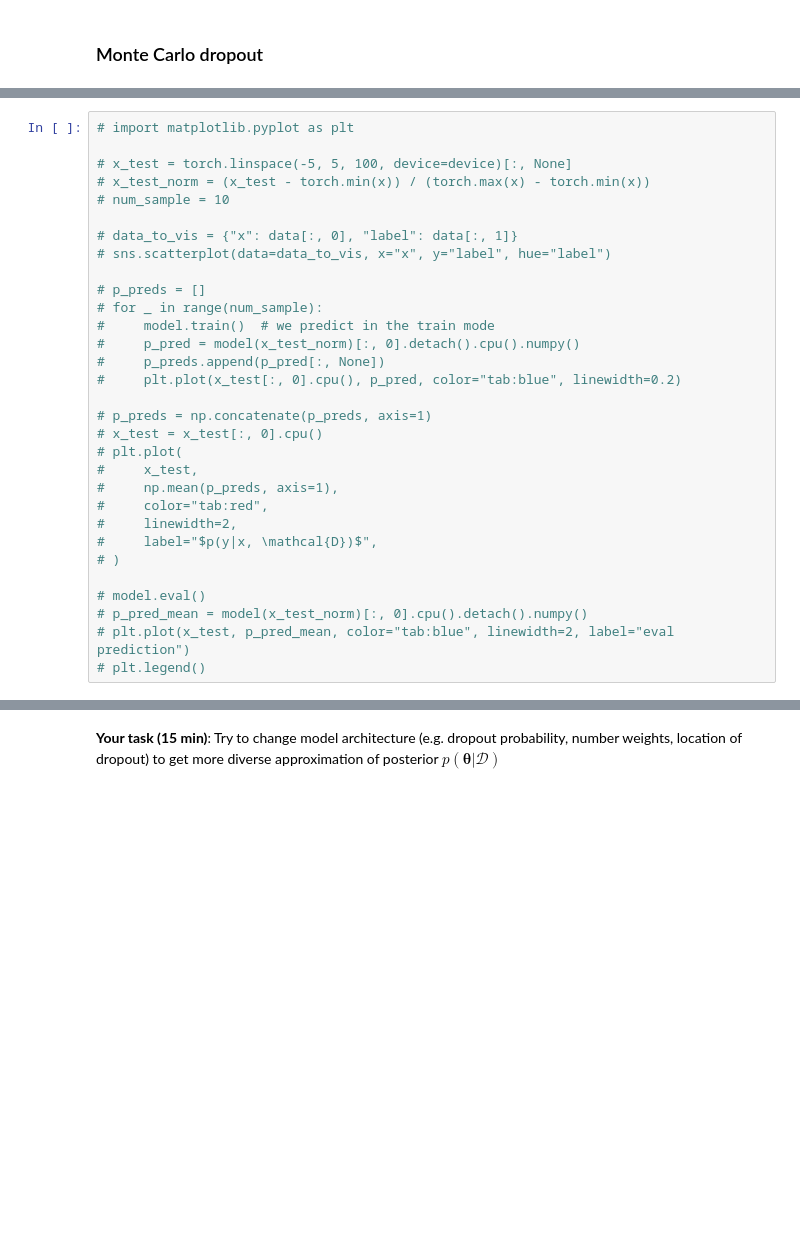
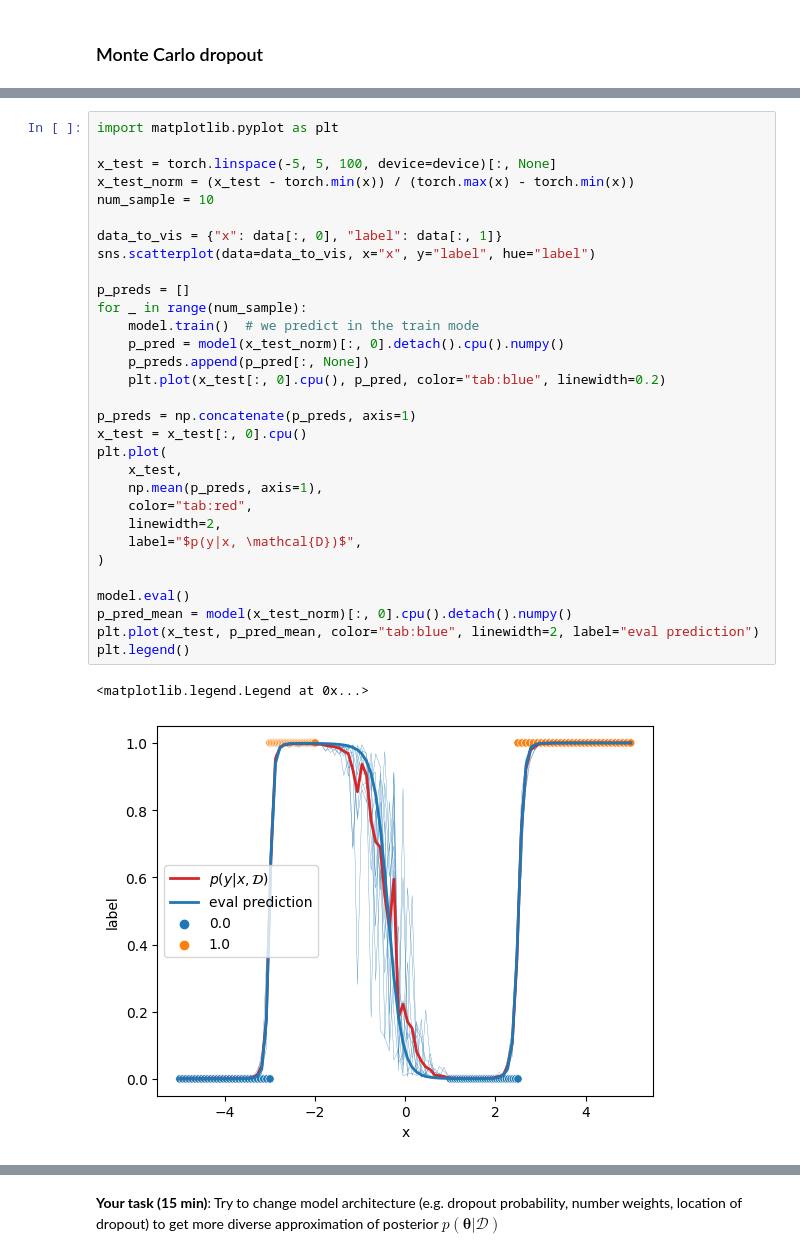
Before and after one commit to Leonid-Erlygin/seminars, a Jupyter notebook: spring_2025/seminar_ue_en.ipynb, the cells around one changed output, grey strips where cells are left out. Drawn from its saved outputs; the diff is of its cells as text; blank space fills up the shorter version.

```diff
--- a/spring_2025/seminar_ue_en.ipynb
+++ b/spring_2025/seminar_ue_en.ipynb
@@ -139,32 +151,35 @@ $$
 # %%
-# import matplotlib.pyplot as plt
+import matplotlib.pyplot as plt
 
-# x_test = torch.linspace(-5, 5, 100, device=device)[:, None]
-# x_test_norm = (x_test - torch.min(x)) / (torch.max(x) - torch.min(x))
-# num_sample = 10
+x_test = torch.linspace(-5, 5, 100, device=device)[:, None]
+x_test_norm = (x_test - torch.min(x)) / (torch.max(x) - torch.min(x))
+num_sample = 10
 
-# data_to_vis = {"x": data[:, 0], "label": data[:, 1]}
-# sns.scatterplot(data=data_to_vis, x="x", y="label", hue="label")
+data_to_vis = {"x": data[:, 0], "label": data[:, 1]}
+sns.scatterplot(data=data_to_vis, x="x", y="label", hue="label")
 
-# p_preds = []
-# for _ in range(num_sample):
-#     model.train()  # we predict in the train mode
-#     p_pred = model(x_test_norm)[:, 0].detach().cpu().numpy()
-#     p_preds.append(p_pred[:, None])
-#     plt.plot(x_test[:, 0].cpu(), p_pred, color="tab:blue", linewidth=0.2)
+p_preds = []
+for _ in range(num_sample):
+    model.train()  # we predict in the train mode
+    p_pred = model(x_test_norm)[:, 0].detach().cpu().numpy()
+    p_preds.append(p_pred[:, None])
+    plt.plot(x_test[:, 0].cpu(), p_pred, color="tab:blue", linewidth=0.2)
 
-# p_preds = np.concatenate(p_preds, axis=1)
-# x_test = x_test[:, 0].cpu()
-# plt.plot(
-#     x_test,
-#     np.mean(p_preds, axis=1),
-#     color="tab:red",
-#     linewidth=2,
-#     label="$p(y|x, \mathcal{D})$",
-# )
+p_preds = np.concatenate(p_preds, axis=1)
+x_test = x_test[:, 0].cpu()
+plt.plot(
+    x_test,
+    np.mean(p_preds, axis=1),
+    color="tab:red",
+    linewidth=2,
+    label="$p(y|x, \mathcal{D})$",
+)
 
-# model.eval()
-# p_pred_mean = model(x_test_norm)[:, 0].cpu().detach().numpy()
-# plt.plot(x_test, p_pred_mean, color="tab:blue", linewidth=2, label="eval prediction")
-# plt.legend()
+model.eval()
+p_pred_mean = model(x_test_norm)[:, 0].cpu().detach().numpy()
+plt.plot(x_test, p_pred_mean, color="tab:blue", linewidth=2, label="eval prediction")
+plt.legend()
+# %% [output]
+<matplotlib.legend.Legend at 0x...>
+[figure, added]
 # %%
```
Also changed, not shown: parts of 53 cells of this notebook, 6 other files.
